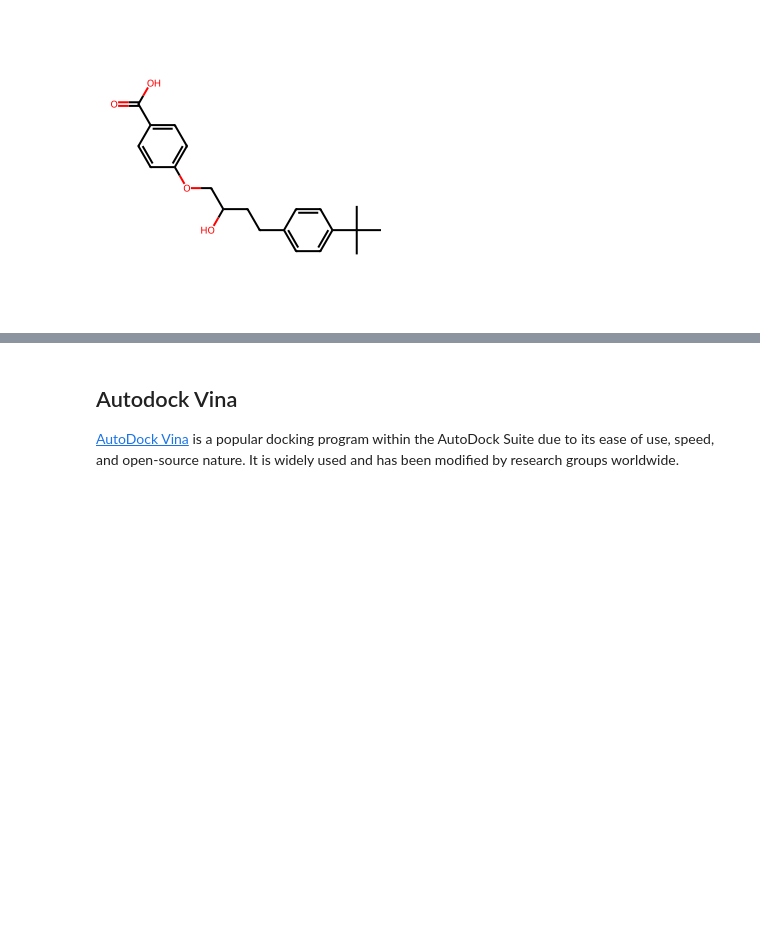
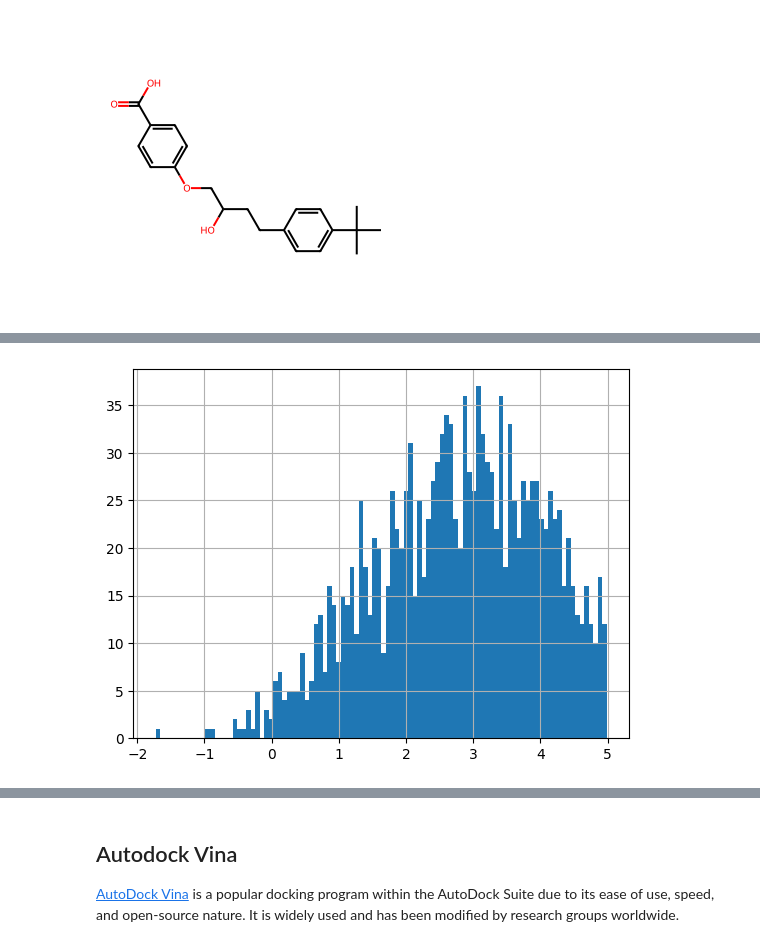
Before and after one commit to marjanaziminezhad/structural_bioinformatics, a Jupyter notebook: ex04/ex04_MM.ipynb, the cells around one changed output, grey strips where cells are left out. Cells and saved outputs as stored; diff of their text form; code cells hidden in the pictures; blank space fills up the shorter version.

```diff
--- a/ex04/ex04_MM.ipynb
+++ b/ex04/ex04_MM.ipynb
@@ -490,0 +523,4 @@ for i, mol in enumerate(suppl):
+# %%
+df_new['logP'].hist(bins=100);
+# %% [output]
+[figure, added]
```
Also changed, not shown: parts of 10 cells of this notebook.
